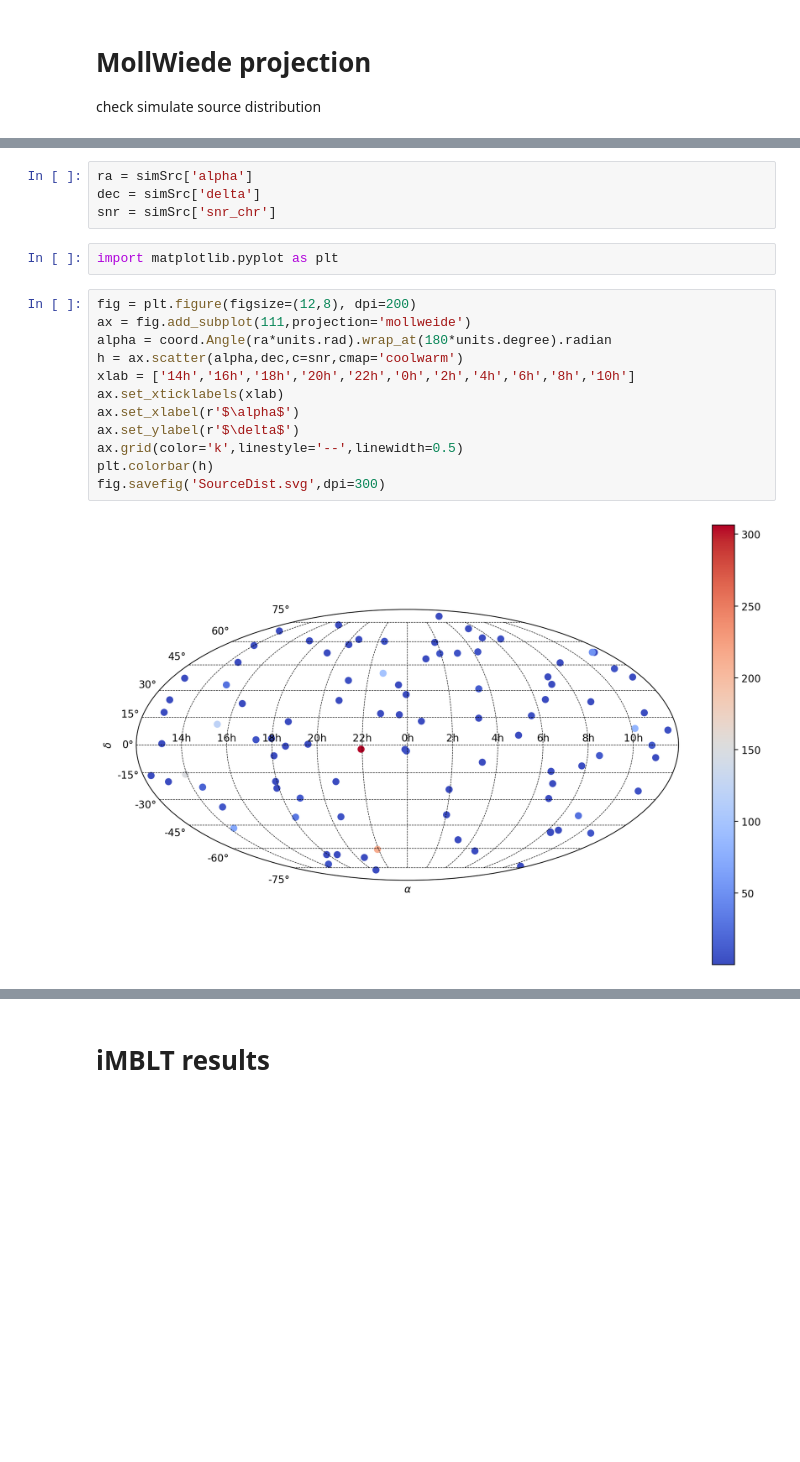
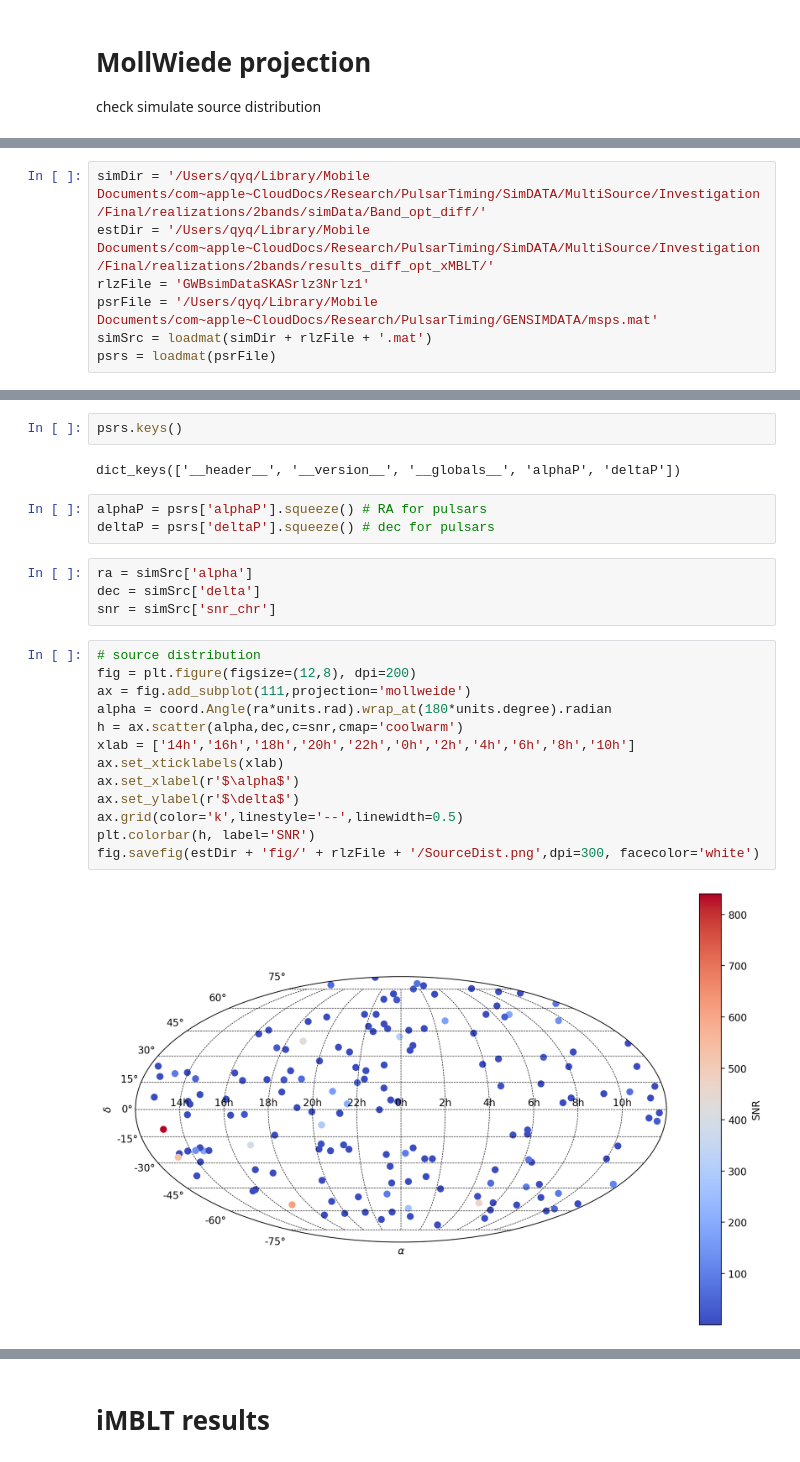
Before and after one commit to yanwang2012/RAAPTR, a Jupyter notebook: GENSIMDATA/mollweide.ipynb, the cells around one changed output, grey strips where cells are left out. Cells and saved outputs as stored; diff of their text form; blank space fills up the shorter version.

```diff
--- a/GENSIMDATA/mollweide.ipynb
+++ b/GENSIMDATA/mollweide.ipynb
@@ -11,3 +11,10 @@ simSrc = loadmat('GWBsimDataSKASrlz1Nrlz1.mat')
+# %%
+simDir = '/Users/qyq/Library/Mobile Documents/com~apple~CloudDocs/Research/PulsarTiming/SimDATA/MultiSource/Investigation/Final/realizations/2bands/simData/Band_opt_diff/'
+estDir = '/Users/qyq/Library/Mobile Documents/com~apple~CloudDocs/Research/PulsarTiming/SimDATA/MultiSource/Investigation/Final/realizations/2bands/results_diff_opt_xMBLT/'
+rlzFile = 'GWBsimDataSKASrlz3Nrlz1'
+psrFile = '/Users/qyq/Library/Mobile Documents/com~apple~CloudDocs/Research/PulsarTiming/GENSIMDATA/msps.mat'
+simSrc = loadmat(simDir + rlzFile + '.mat')
+psrs = loadmat(psrFile)
 # %%
 simSrc.keys()
 # %% [output]
@@ -15,20 +22,26 @@ dict_keys(['__header__', '__version__', '__globals__', 'Amp', 'alpha', 'delta',
+# %%
+psrs.keys()
+# %% [output]
+dict_keys(['__header__', '__version__', '__globals__', 'alphaP', 'deltaP'])
+# %%
+alphaP = psrs['alphaP'].squeeze() # RA for pulsars
+deltaP = psrs['deltaP'].squeeze() # dec for pulsars
 # %%
 ra = simSrc['alpha']
 dec = simSrc['delta']
 snr = simSrc['snr_chr']
-# %%
-import matplotlib.pyplot as plt
 # %%
+# source distribution
 fig = plt.figure(figsize=(12,8), dpi=200)
 ax = fig.add_subplot(111,projection='mollweide')
 alpha = coord.Angle(ra*units.rad).wrap_at(180*units.degree).radian
 h = ax.scatter(alpha,dec,c=snr,cmap='coolwarm')
 xlab = ['14h','16h','18h','20h','22h','0h','2h','4h','6h','8h','10h']
 ax.set_xticklabels(xlab)
 ax.set_xlabel(r'$\alpha$')
 ax.set_ylabel(r'$\delta$')
 ax.grid(color='k',linestyle='--',linewidth=0.5)
-plt.colorbar(h)
-fig.savefig('SourceDist.svg',dpi=300)
+plt.colorbar(h, label='SNR')
+fig.savefig(estDir + 'fig/' + rlzFile + '/SourceDist.png',dpi=300, facecolor='white')
 # %% [output]
-[figure, old version]
+[figure, new version]
```
Also changed, not shown: parts of 23 cells of this notebook, 2 other files.
